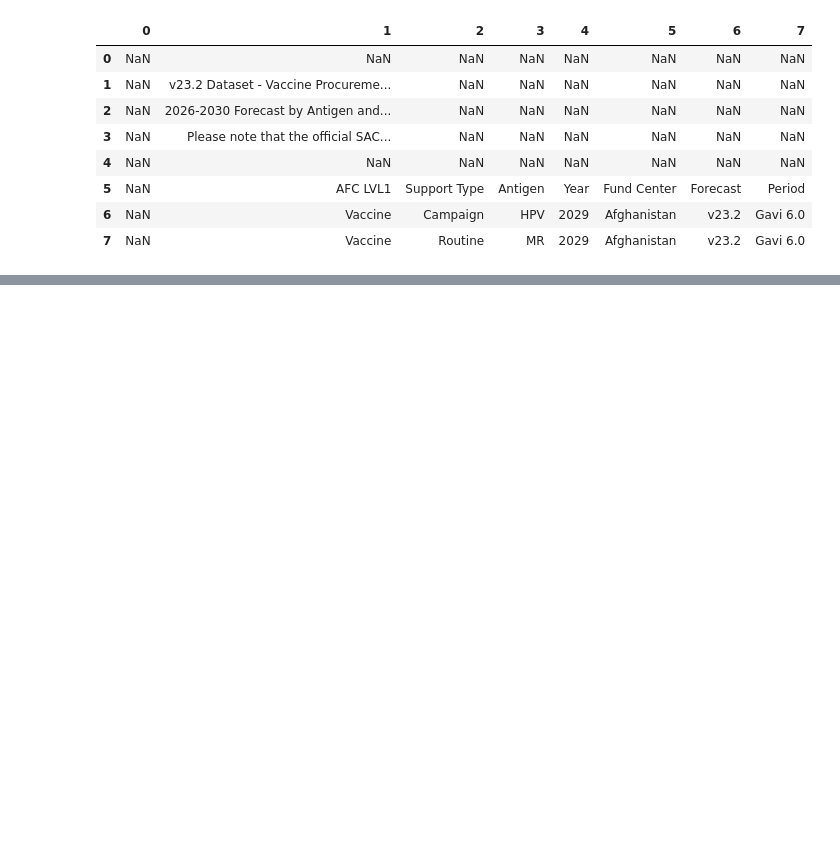
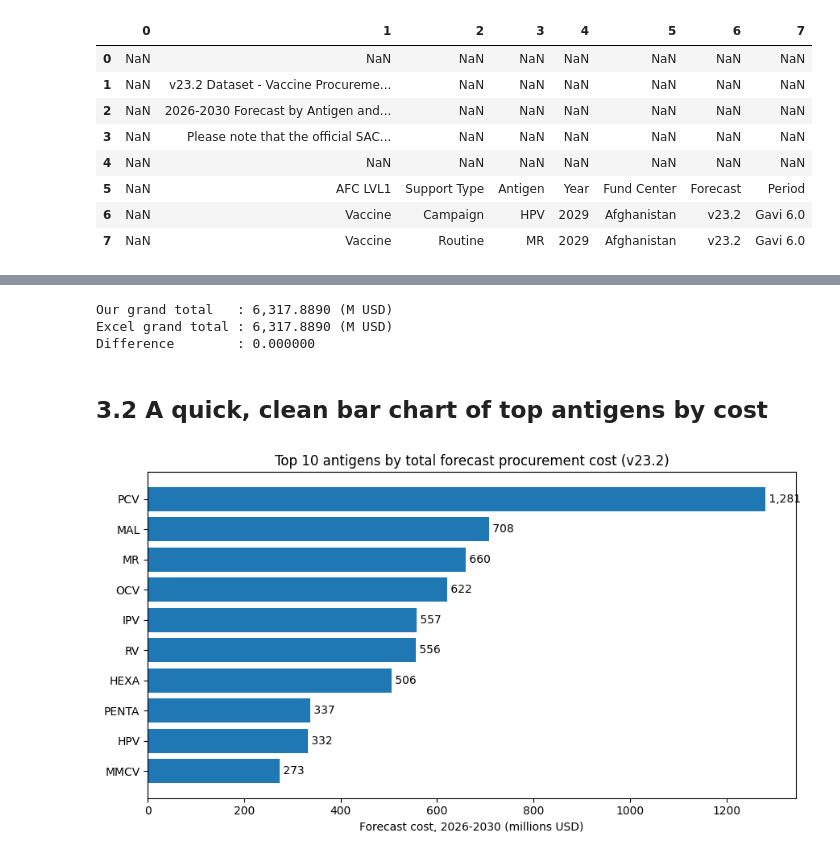
Before and after one commit to kj721/Ubiquitous, a Jupyter notebook: Projects/Gavi_Fcst/gavi_vx_fcst_v_23_2.ipynb, the cells around one changed output, grey strips where cells are left out. Drawn from its saved outputs; the diff is of its cells as text; code cells hidden in the pictures; blank space fills up the shorter version.

```diff
--- a/Projects/Gavi_Fcst/gavi_vx_fcst_v_23_2.ipynb
+++ b/Projects/Gavi_Fcst/gavi_vx_fcst_v_23_2.ipynb
@@ -67,0 +317,20 @@ Raw shape (rows, cols): (2347, 13)
+# %%
+# For each Antigen, the fraction of its rows that have positive doses.
+
+dose_share = (
+    fc.assign(has_doses=fc["Quantitiy in M"] > 0)
+    .groupby("Antigen")["has_doses"]
+    .mean()
+    .sort_values()
+)
+
+never_doses = dose_share[dose_share == 0].index.tolist() # pure financial line items
+always_doses = dose_share[dose_share == 1].index.tolist() # always real product
+mixed_doses = dose_share[(dose_share > 0) & (dose_share < 1)].index.tolist()
+
+print("NEVER any doses (financial / adjustment lines):")
+print("  ", never_doses)
+print("\nALWAYS has doses (clearly real vaccine product):")
+print("  ", always_doses)
+print("\nMIXED (real vaccine in some rows, adjustment in others):")
+print("  ", mixed_doses)
@@ -67,0 +380,7 @@ Raw shape (rows, cols): (2347, 13)
+# %%
+# A reusable boolean flag: is this row a real vaccine product line (has doses) or a financial adjustment?
+fc["is_financial_line"] = fc["Antigen"].isin(never_doses)
+
+# Convenience view: real product only. We'll use this for the vaccine analyses in Part 3.
+vax = fc[~fc["is_financial_line"]].copy()
+print("All rows:", len(fc), "| Real-product rows:", len(vax), "| Financial-line rows:", fc['is_financial_line'].sum())
@@ -67,0 +397,7 @@ Raw shape (rows, cols): (2347, 13)
+# %%
+cost_by_antigen = (
+    fc.groupby("Antigen")["USD in M"]
+    .sum()
+    .sort_values(ascending=False)
+)
+cost_by_antigen.head(10)
@@ -67,0 +417,36 @@ Raw shape (rows, cols): (2347, 13)
+# %%
+# Load the Excel Pivot sheet (its header is on row index 2) and compare our numbers to it.
+
+pivot_sheet = (
+    pd.read_excel(data_path, sheet_name="Pivot", header=2)
+        .dropna(how="all")
+        .rename(columns={"Row Labels": "Antigen", "Sum of USD in M": "USD_in_M_excel"})
+)
+
+# Excel's own grand total row - pull it out for a headline comparison.
+
+excel_grand_total = pivot_sheet.loc[pivot_sheet["Antigen"] == "Grand Total", "USD_in_M_excel"].iloc[0]
+our_grand_total = cost_by_antigen.sum()
+
+print(f"Our grand total   : {our_grand_total:,.4f} (M USD)")
+print(f"Excel grand total : {excel_grand_total:,.4f} (M USD)")
+print(f"Difference        : {abs(our_grand_total - excel_grand_total):.6f}")
+# %% [output]
+Our grand total   : 6,317.8890 (M USD)
+Excel grand total : 6,317.8890 (M USD)
+Difference        : 0.000000
+# %% [markdown]
+## 3.2 A quick, clean bar chart of top antigens by cost
+# %%
+top10 = cost_by_antigen.head(10)
+
+fig, ax = plt.subplots(figsize=(9, 5))
+ax.barh(top10.index[::-1], top10.values[::-1])    # reverse so the biggest bar is on top
+ax.set_xlabel("Forecast cost, 2026-2030 (millions USD)")
+ax.set_title("Top 10 antigens by total forecast procurement cost (v23.2)")
+for i, v in enumerate(top10.values[::-1]):
+    ax.text(v, i, f" {v:,.0f}", va="center")
+plt.tight_layout()
+plt.show()
+# %% [output]
+[figure, added]
```
Also changed, not shown: parts of 78 cells of this notebook.
